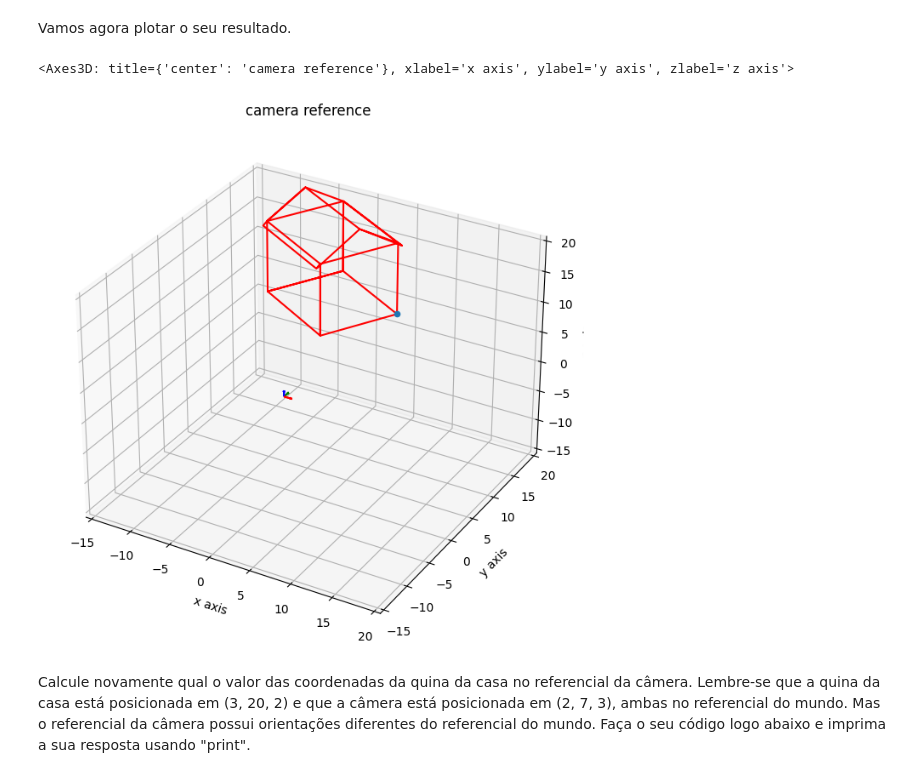
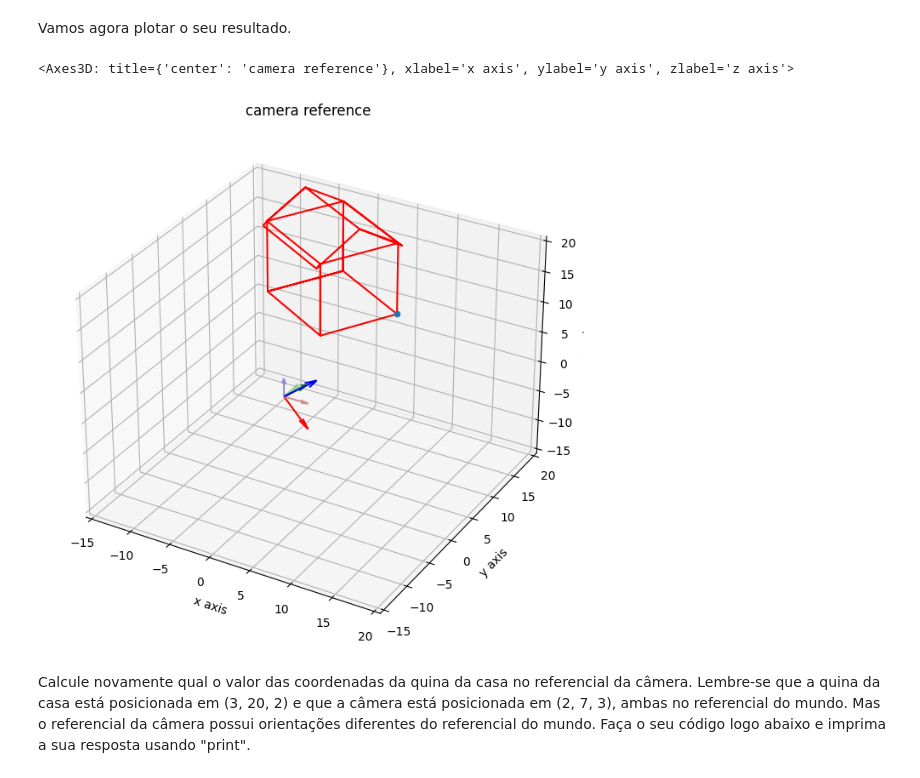
Before and after one commit to MauricioPimenta/ComputerVision, a Jupyter notebook: 2023.09-atividade_movimento_corpo_rigido.ipynb, the cells around one changed output. Saved outputs shown, nothing was run; the diff lists cells and outputs as text; code cells hidden in the pictures.

```diff
--- a/2023.09-atividade_movimento_corpo_rigido.ipynb
+++ b/2023.09-atividade_movimento_corpo_rigido.ipynb
@@ -39,11 +39,11 @@ def draw_arrows(point,base,axis,length=1.0, colorX='red', colorY='green', colorZ
 
 
     # Plot vector of x-axis
-    axis.quiver(point[0],point[1],point[2],base[0,0],base[1,0],base[2,0],color='red',pivot='tail',  length=length)
+    axis.quiver(point[0],point[1],point[2],base[0,0],base[1,0],base[2,0],color=colorX,pivot='tail',  length=length)
     # Plot vector of y-axis
-    axis.quiver(point[0],point[1],point[2],base[0,1],base[1,1],base[2,1],color='green',pivot='tail',  length=length)
+    axis.quiver(point[0],point[1],point[2],base[0,1],base[1,1],base[2,1],color=colorY,pivot='tail',  length=length)
     # Plot vector of z-axis
-    axis.quiver(point[0],point[1],point[2],base[0,2],base[1,2],base[2,2],color='blue',pivot='tail',  length=length)
+    axis.quiver(point[0],point[1],point[2],base[0,2],base[1,2],base[2,2],color=colorZ,pivot='tail',  length=length)
 
     return axis
 
@@ -411,7 +411,7 @@ ax0.scatter(house_refC[0,0], house_refC[1,0], house_refC[2,0],'b')
 draw_arrows(cam4[:,-1], cam4[:, 0:3], ax0, length = arrow_lenght)
 
 
-cam4 = myRotateX(cam4, np.deg2rad(-15))
+cam4 = myRotateX(None, np.deg2rad(-15))
 print('\n\ncam4: \n\n', cam4)
 
 draw_arrows(cam4[:,-1], cam4[:, 0:3], ax0, length = arrow_lenght)
@@ -436,16 +436,16 @@ cam4:
 Vamos agora plotar o seu resultado.
 # %%
 ax0 = set_plot(lim=[-15,20])
-draw_arrows(point,base,ax0)
+draw_arrows(point,base,ax0,3, '#D09090', '#90D090', '#9090D0')
 ax0.plot3D(house[0,:], house[1,:], house[2,:], 'red')
 # Plotando a quina da casa que está em (0,0,0) para servir de referência
 ax0.scatter(house[0,0], house[1,0], house[2,0],'b')
 
 # Plote a câmera também - altere o código abaixo, se necessário
-draw_arrows(cam[:,-1],cam[:,0:3],ax0)
+draw_arrows(cam4[:,-1],cam4[:,0:3],ax0, 5)
 # %% [output]
 <Axes3D: title={'center': 'camera reference'}, xlabel='x axis', ylabel='y axis', zlabel='z axis'>
-[figure, old version]
+[figure, new version]
 # %% [markdown]
 Calcule novamente qual o valor das coordenadas da quina da casa no referencial da câmera. Lembre-se que a quina da casa está posicionada em (3, 20, 2) e que a câmera está posicionada em (2, 7, 3), ambas no referencial do mundo. Mas o referencial da câmera possui orientações diferentes do referencial do mundo. Faça o seu código logo abaixo e imprima a sua resposta usando "print".
 # %%
```
Also changed, not shown: parts of 1 cell of this notebook.
